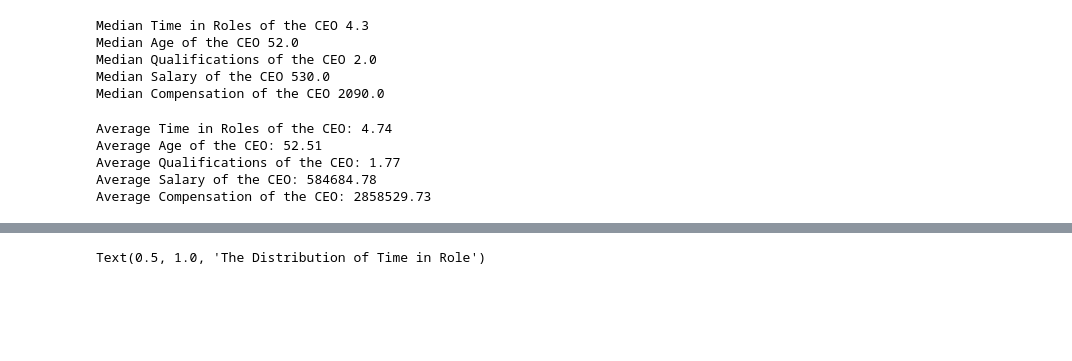
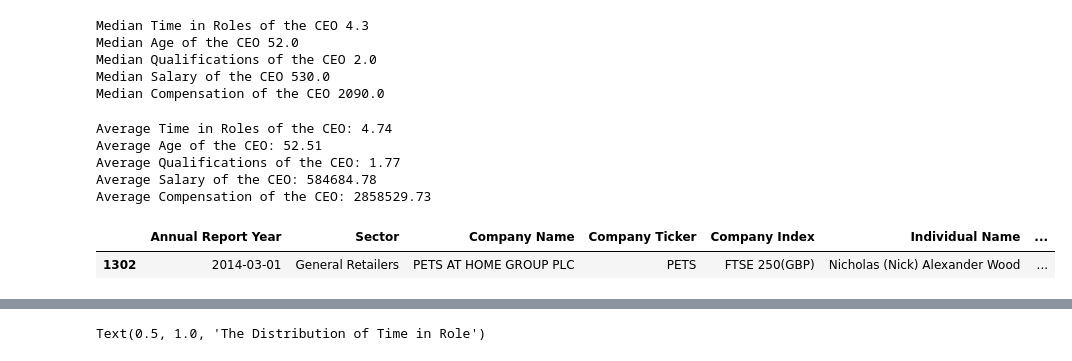
Before and after one commit to shaq31415926/hr-analytics, a Jupyter notebook: notebooks/05-sh-exploring-ceo-data-part-2.ipynb, the cells around one changed output, grey strips where cells are left out. Saved outputs shown, nothing was run; the diff lists cells and outputs as text; code cells hidden in the pictures; blank space fills up the shorter version.

```diff
--- a/notebooks/05-sh-exploring-ceo-data-part-2.ipynb
+++ b/notebooks/05-sh-exploring-ceo-data-part-2.ipynb
@@ -166,6 +166,13 @@ Average Age of the CEO: 52.51
 Average Qualifications of the CEO: 1.77
 Average Salary of the CEO: 584684.78
 Average Compensation of the CEO: 2858529.73
+# %%
+# we spotted a ceo with a salary of 12
+
+ceo_data[ceo_data["Salary"] == 12]
+# %% [output]
+|  | Annual Report Year | Sector | Company Name | Company Ticker | Company Index | Individual Name | ... |
+| 1302 | 2014-03-01 | General Retailers | PETS AT HOME GROUP PLC | PETS | FTSE 250(GBP) | Nicholas (Nick) Alexander Wood | ... |
 # %%
 # visualising the distribution of time in role
 
```
Also changed, not shown: parts of 12 cells of this notebook.
